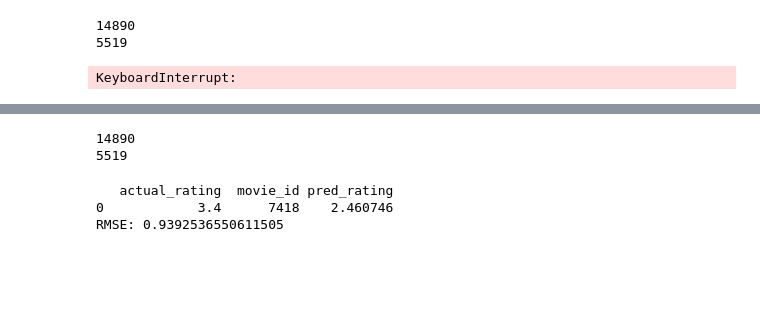
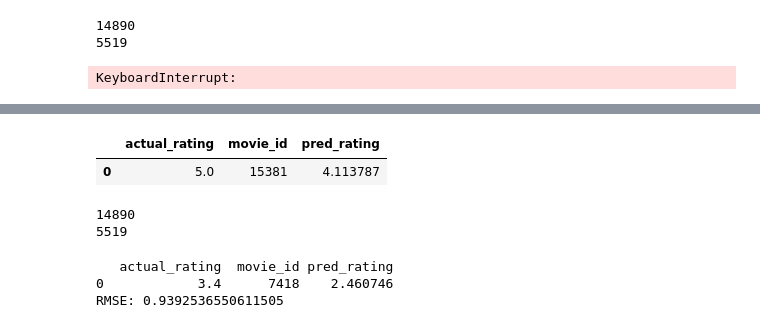
Before and after one commit to keejun-han/NLP_GNN_STUDY, a Jupyter notebook: Movie/02_이웃기반_협업필터링_04_이웃기반_협업필터링_구현하기.ipynb, the cells around one changed output, grey strips where cells are left out. Cells and saved outputs as stored; diff of their text form; code cells hidden in the pictures; blank space fills up the shorter version.

```diff
--- a/Movie/02_이웃기반_협업필터링_04_이웃기반_협업필터링_구현하기.ipynb
+++ b/Movie/02_이웃기반_협업필터링_04_이웃기반_협업필터링_구현하기.ipynb
@@ -497,24 +504,0 @@ def evaluate(test_df, prediction_result_df):
-# %%
-prediction_result_df = user_prediction_result_df.copy()
-groups_with_movie_ids = test_df.groupby(by='movie_id')
-groups_with_user_ids = test_df.groupby(by='user_id')
-intersection_movie_ids = sorted(list(set(list(prediction_result_df.columns)).intersection(set(list(groups_with_movie_ids.indices.keys())))))
-intersection_user_ids = sorted(list(set(list(prediction_result_df.index)).intersection(set(groups_with_user_ids.indices.keys()))))
-
-print(len(intersection_movie_ids))
-print(len(intersection_user_ids))
-
-compressed_prediction_df = prediction_result_df.loc[intersection_user_ids][intersection_movie_ids]
-# compressed_prediction_df
-
-# test_df에 대해서 RMSE 계산
-grouped = test_df.groupby(by='user_id')
-result_df = pd.DataFrame(columns=['rmse'])
-for user_id, group in tqdm(grouped):
-    if user_id in intersection_user_ids:
-        pred_ratings = compressed_prediction_df.loc[user_id][compressed_prediction_df.loc[user_id].index.intersection(list(group['movie_id'].values))]
-        pred_ratings = pred_ratings.to_frame(name='rating').reset_index().rename(columns={'index':'movie_id','rating':'pred_rating'})
-        actual_ratings = group[['rating', 'movie_id']].rename(columns={'rating':'actual_rating'})
-
-        final_df = pd.merge(actual_ratings, pred_ratings, how='inner', on=['movie_id'])
-        final_df = final_df.round(4) # 반올림
@@ -564,5 +518,4 @@ evaluate(test_df, item_prediction_result_df)
 # %%
-result_df = evaluate(test_df, user_prediction_result_df)
-print(result_df)
-print(f"RMSE: {sqrt(mean_squared_error(result_df['actual_rating'].values, result_df['pred_rating'].values))}")
+print(result_df_list[0])
+print(f"RMSE: {sqrt(mean_squared_error(result_df_list[0]['actual_rating'].values, result_df_list[0]['pred_rating'].values))}")
 # %% [output]
@@ -574,3 +539,8 @@ RMSE: 0.04752061749799896
+# %%
+result_df
+# %% [output]
+|  | actual_rating | movie_id | pred_rating |
+| 0 | 5.0 | 15381 | 4.113787 |
 # %%
 result_df = evaluate(test_df, item_prediction_result_df)
 print(result_df)
```
Also changed, not shown: parts of 9 cells of this notebook, 33 other files.
